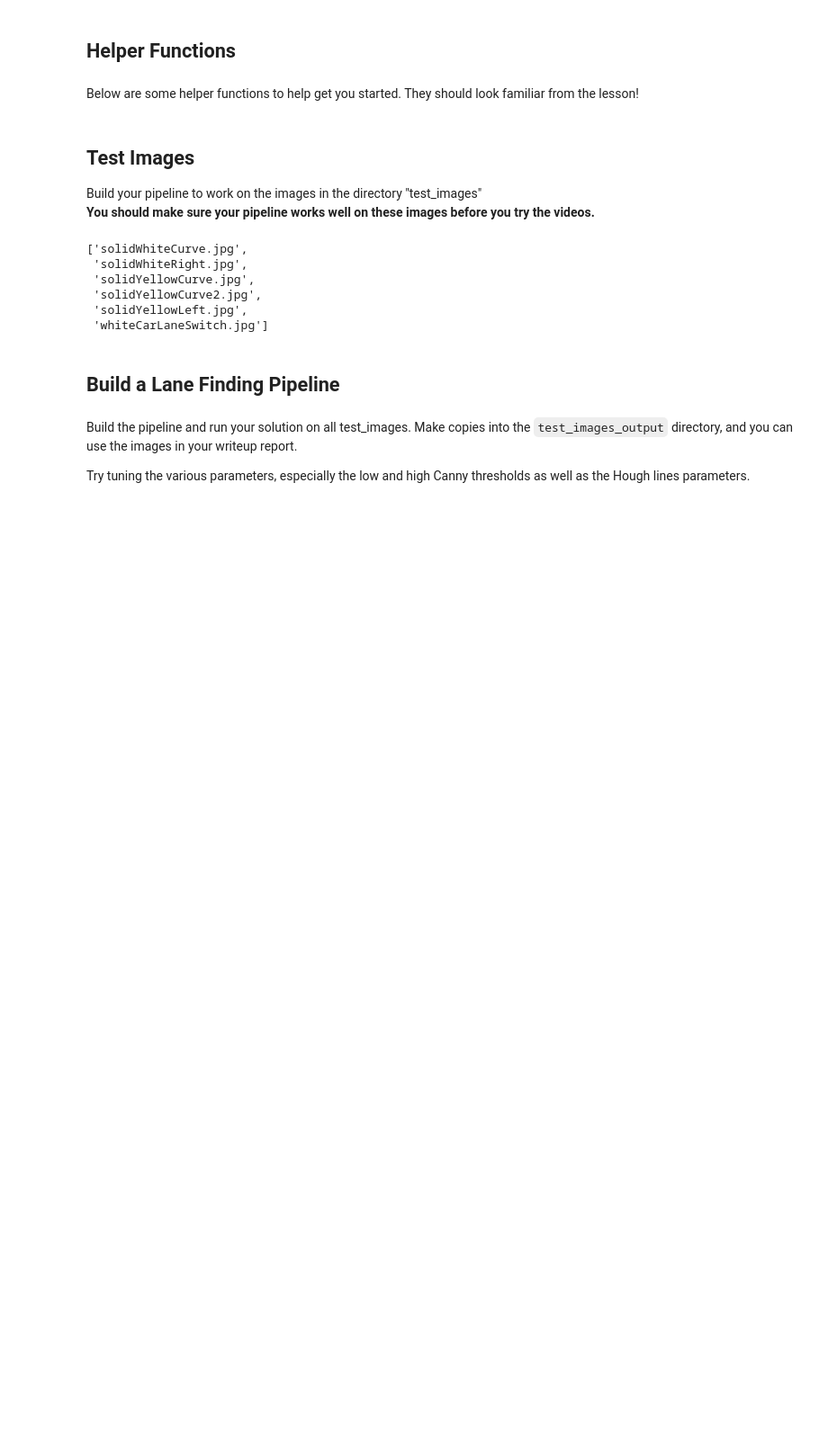
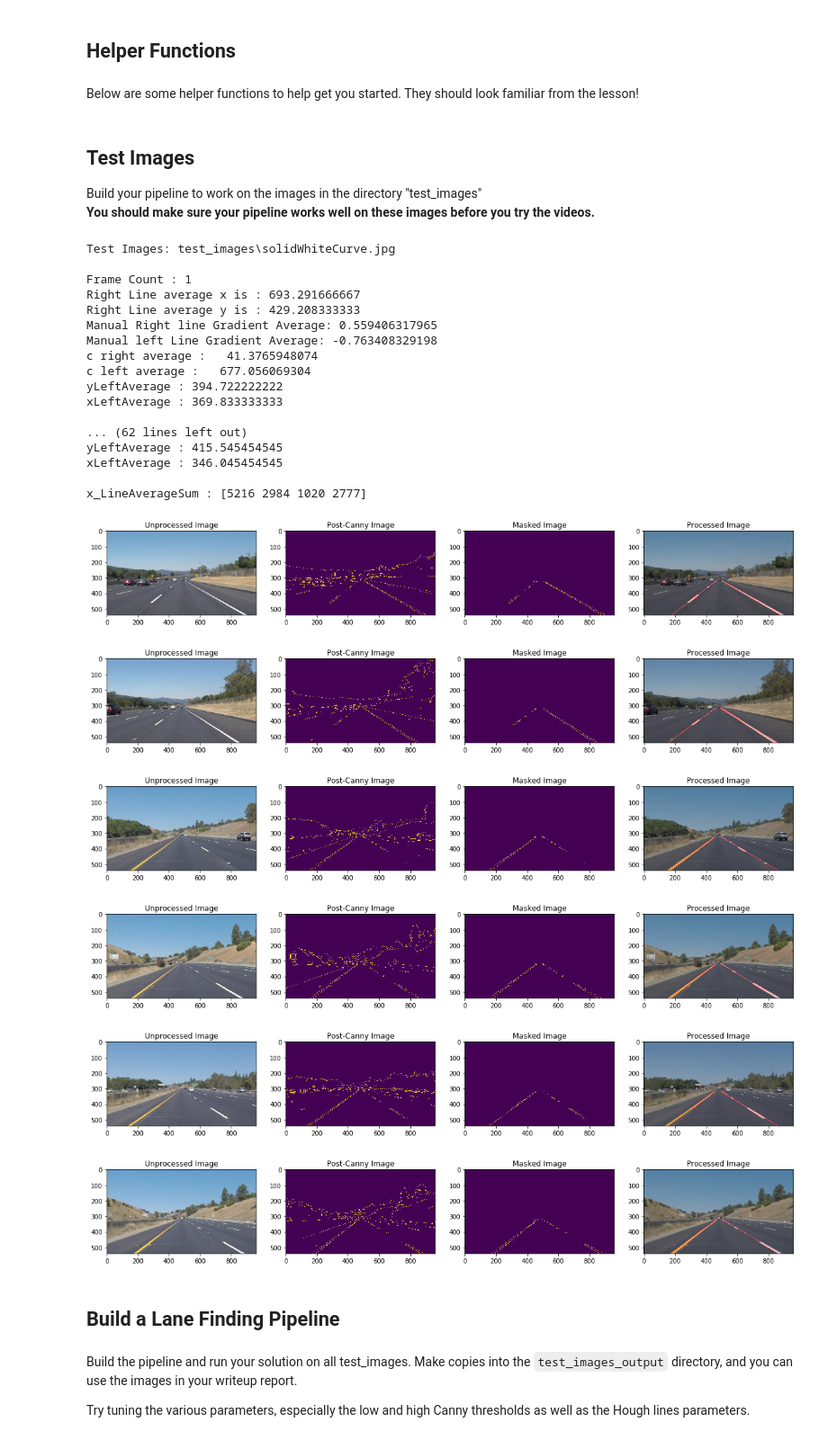
Before and after one commit to George-Monk/CarND-LaneLines-P1, a Jupyter notebook: P1.ipynb, the cells around one changed output. Shown at 90% size. Saved outputs shown, nothing was run; the diff lists cells and outputs as text; code cells hidden in the pictures; blank space fills up the shorter version.

```diff
--- a/P1.ipynb
+++ b/P1.ipynb
@@ -176,16 +405,37 @@ def weighted_img(img, initial_img, α=0.8, β=1., λ=0.):
 
 Build your pipeline to work on the images in the directory "test_images"
 **You should make sure your pipeline works well on these images before you try the videos.**
-# %%
-import os
-os.listdir("test_images/")
-# %% [output]
-['solidWhiteCurve.jpg',
- 'solidWhiteRight.jpg',
- 'solidYellowCurve.jpg',
- 'solidYellowCurve2.jpg',
- 'solidYellowLeft.jpg',
- 'whiteCarLaneSwitch.jpg']
+# %%
+for images in glob.iglob('test_images/*.jpg'):
+    loadedImage = images
+    image = mpimg.imread(loadedImage)
+    print('Test Images: %s' % images)
+    detect_lanes(image, fileCount)
+    fileCount += 1
+# %% [output]
+Test Images: test_images\solidWhiteCurve.jpg
+
+Frame Count : 1
+Right Line average x is : 693.291666667
+Right Line average y is : 429.208333333
+Manual Right line Gradient Average: 0.559406317965
+Manual left Line Gradient Average: -0.763408329198
+c right average :   41.3765948074
+c left average :   677.056069304
+yLeftAverage : 394.722222222
+xLeftAverage : 369.833333333
+
+... (62 lines left out)
+yLeftAverage : 415.545454545
+xLeftAverage : 346.045454545
+
+x_LineAverageSum : [5216 2984 1020 2777]
+[figure, added]
+[figure, added]
+[figure, added]
+[figure, added]
+[figure, added]
+[figure, added]
 # %% [markdown]
 ## Build a Lane Finding Pipeline
 # %% [markdown]
```
Also changed, not shown: parts of 12 cells of this notebook, 11 other files.
